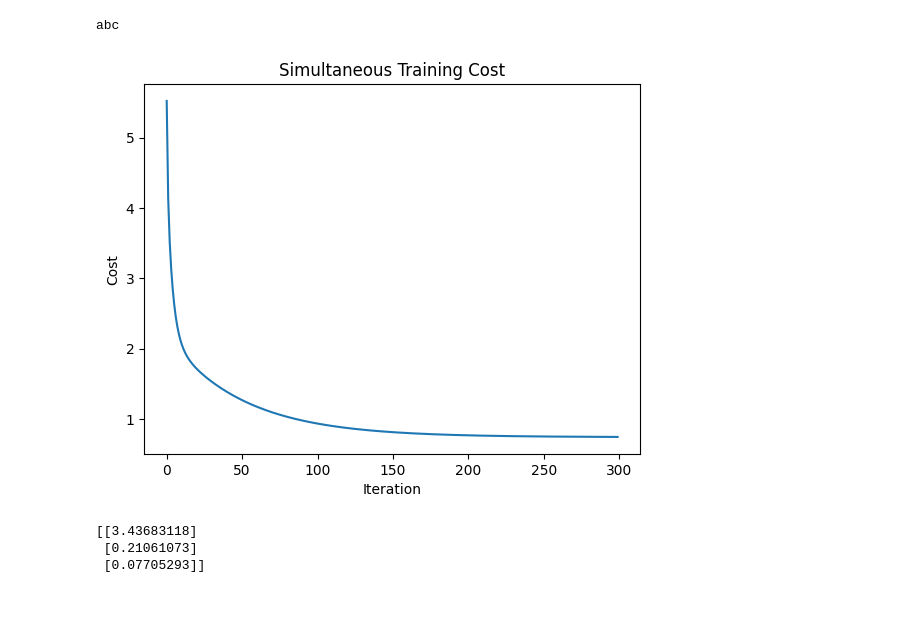
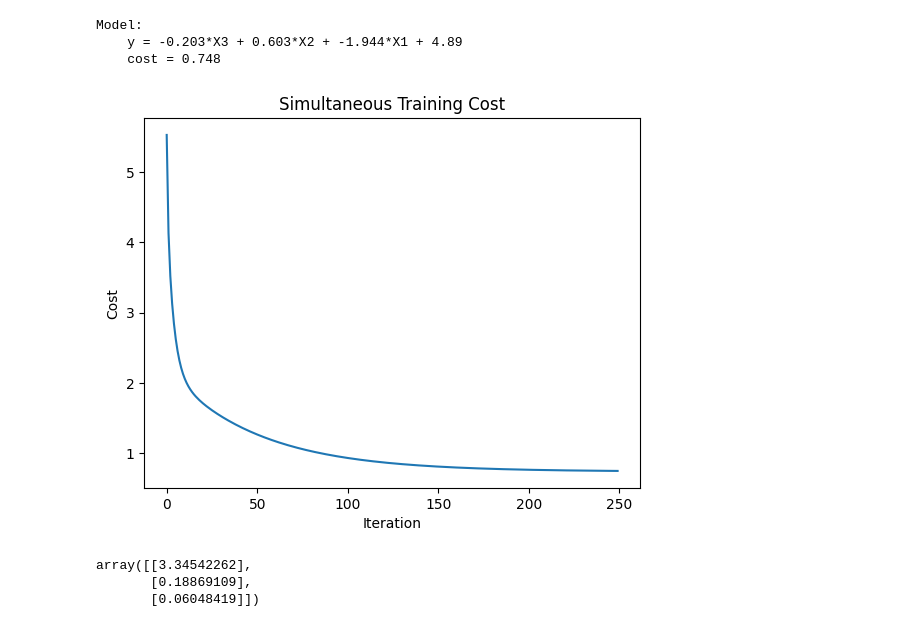
Before and after one commit to jaskinkabir/Intro_ML, a Jupyter notebook: HM1/kabir_hm1.ipynb, the cells around one changed output. Drawn from its saved outputs; the diff is of its cells as text; code cells hidden in the pictures.

```diff
--- a/HM1/kabir_hm1.ipynb
+++ b/HM1/kabir_hm1.ipynb
@@ -12,12 +17,7 @@ X_df = df.iloc[:, :-1]
 
 data = df.to_numpy()
 
-X1 = data[:,0]
-X2 = data[:,1]
-X3 = data[:,2]
-Y = data[:,3]
-
-m = len(Y)
+m = data.shape[0]
 
 # plt.scatter(X1, Y)
 # plt.show
@@ -145,35 +150,35 @@ Model:
 # %%
 #Simultaneous Descent
 theta = np.zeros((X.shape[1], 1))
 
 # 300 iters vs. 1000 iters only has a difference of .004 in cosst
-iterations = 300
+iterations = 250
 # Model still converges at max alpha
 alpha = 0.1
 
 theta, cost_history = grad_desc(X, Y, theta, alpha, iterations)
 
 plt.plot(range(iterations), cost_history)
 plt.title("Simultaneous Training Cost")
 plt.xlabel("Iteration")
 plt.ylabel("Cost")
 
-print_model(X, Y, theta)
+print_model(X, Y, theta, 'y')
 print('')
 # %% [output]
-abc
+Model:
+    y = -0.203*X3 + 0.603*X2 + -1.944*X1 + 4.89
+    cost = 0.748
-[figure, old version]
+[figure, new version]
 # %%
 X_pred = np.array([
 #   X0,1,2,3
     [1,1,1,1],
     [1,2,0,4],
-    [1,3,2,1]
+    [1,3,2,1],
     ])
-y_bar = X_pred.dot(theta)
-
-print(y_bar)
+X_pred.dot(theta)
 # %% [output]
-[[3.43683118]
- [0.21061073]
- [0.07705293]]
+array([[3.34542262],
+       [0.18869109],
+       [0.06048419]])
```
Also changed, not shown: parts of 5 cells of this notebook.
